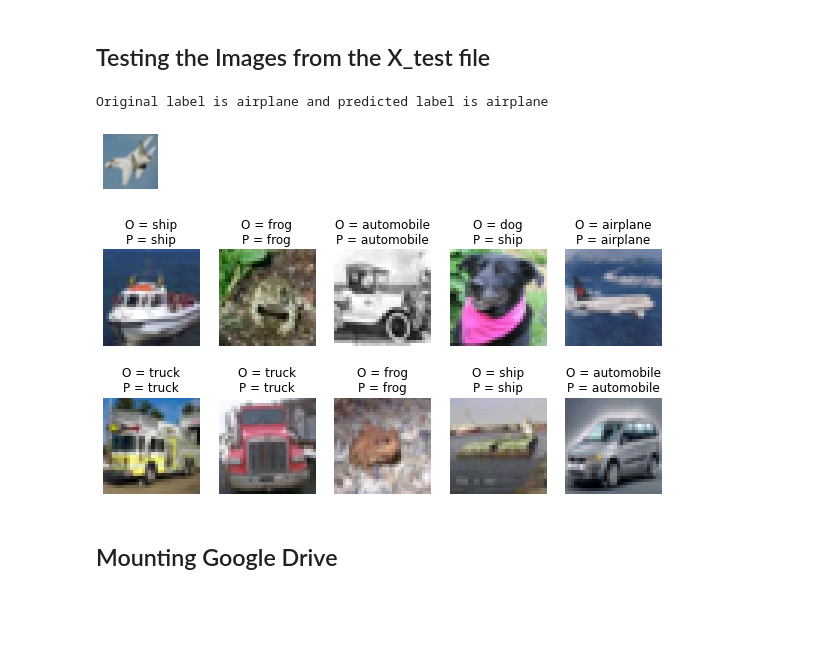
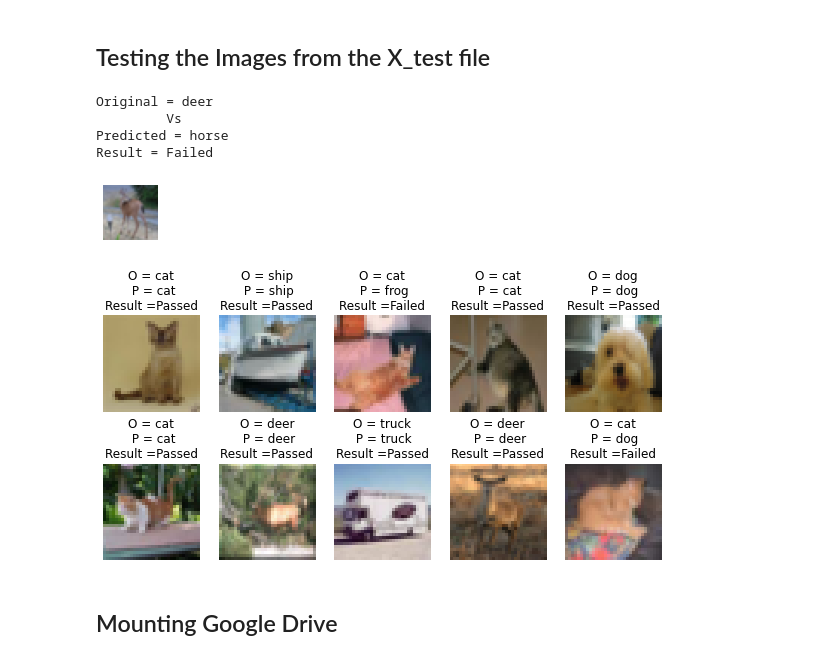
Before and after one commit to AniRony/CIFAR10_with_KERAS, a Jupyter notebook: CIFAR_with_Keras.ipynb, the cells around one changed output. Drawn from its saved outputs; the diff is of its cells as text; code cells hidden in the pictures; blank space fills up the shorter version.

```diff
--- a/CIFAR_with_Keras.ipynb
+++ b/CIFAR_with_Keras.ipynb
@@ -165,8 +163,8 @@ model.compile(optimizer='adam',
 			loss='sparse_categorical_crossentropy',
 			metrics=['accuracy'])
 # %%
-# Fit
-r = model.fit(
+# Fitting the model and thus using the GPU of the Google Collab's free 12 Gb GPU
+mod = model.fit(
   x_train, y_train, validation_data=(x_test, y_test), epochs=60)
 # %% [output]
 Epoch 1/60
@@ -192,13 +191,11 @@ Epoch 60/60
 # %%
 batch_size = 32
-data_generator = keras.preprocessing.image.ImageDataGenerator(
-  width_shift_range=0.1, height_shift_range=0.1, horizontal_flip=True)
+data_generator = keras.preprocessing.image.ImageDataGenerator(width_shift_range=0.1, height_shift_range=0.1, horizontal_flip=True)
 
 train_generator = data_generator.flow(x_train, y_train, batch_size)
 steps_per_epoch = x_train.shape[0] // batch_size
 
-r = model.fit(train_generator, validation_data=(x_test, y_test),
-              steps_per_epoch=steps_per_epoch, epochs=60)
+mod = model.fit(train_generator, validation_data=(x_test, y_test),steps_per_epoch=steps_per_epoch, epochs=60)
 # %% [output]
 Epoch 1/60
 1562/1562 [==============================] - 30s 19ms/step - loss: 0.5479 - accuracy: 0.8265 - val_loss: 0.5122 - val_accuracy: 0.8364
@@ -231,7 +228,7 @@ plt.legend()
 ## Testing the Images from the X_test file
 # %%
 # select the image from our test dataset
-image_number = 10
+image_number = 100
 
 # display the image
 plt.figure(figsize=(1,1))
@@ -250,30 +247,34 @@ predicted_label = labels[model.predict(p).argmax()]
 
 # load the original label
 original_label = labels[y_test[image_number]]
+# Passed or Failed
+res = "Passed" if original_label.lower() == predicted_label.lower() else "Failed"
 
 # display the result
-print("Original label is {} and predicted label is {}".format(
-	original_label, predicted_label))
+print(f"Original = {original_label}\n \t Vs \nPredicted = {predicted_label}\nResult = {res}")
 # %% [output]
-Original label is airplane and predicted label is airplane
+Original = deer
+         Vs
+Predicted = horse
+Result = Failed
-[figure, old version]
+[figure, new version]
 # %%
 import random
 # %%
-#plt.rcParams['figure.figsize'] = (10,1) # Make the figures a bit bigger
 plt.figure(figsize=(10,5))
 for i in range(10):
   num = random.randint(0,10001)
   plt.subplot(2,5,i+1)
   img_array = np.array(x_test[num])
   p = img_array.reshape(1, 32, 32, 3)
   predicted_label = labels[model.predict(p).argmax()]
   original_label = labels[y_test[num]]
-  plt.title("O = {}\nP = {}".format(original_label, predicted_label))
+  res = "Passed" if original_label.lower() == predicted_label.lower() else "Failed"
+  plt.title(f"O = {original_label}\n P = {predicted_label}\nResult ={res}")
   plt.imshow(img_array)
   plt.axis("off")
 # %% [output]
-[figure, old version]
+[figure, new version]
 # %% [markdown]
 ## Mounting Google Drive
 # %%
```
Also changed, not shown: parts of 6 cells of this notebook.
